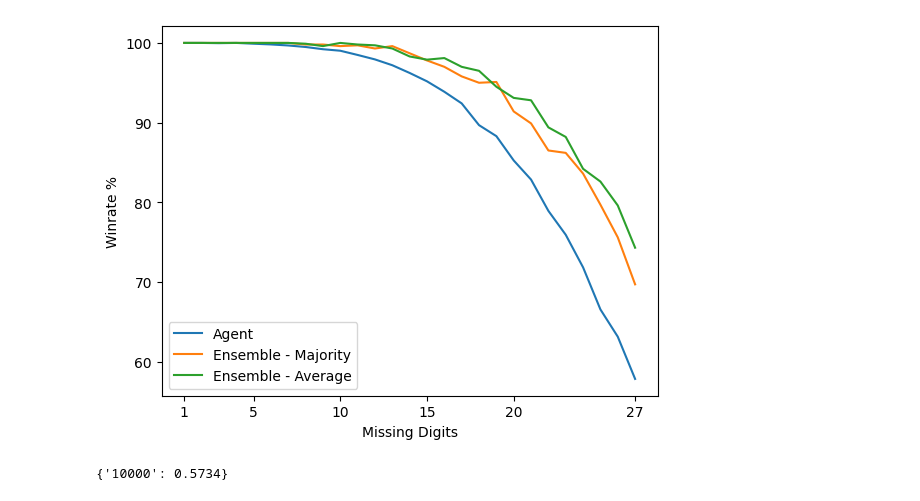
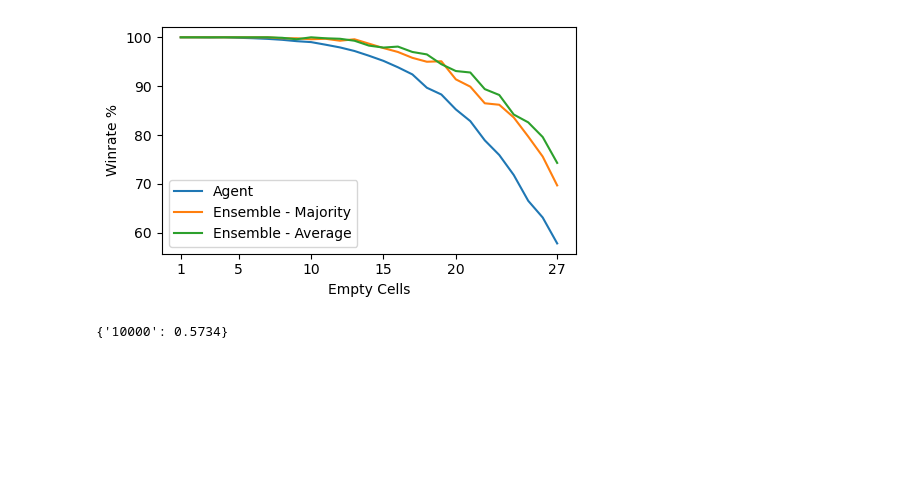
Before and after one commit to MockaWolke/DEEP_SUDOKU, a Jupyter notebook: analysis/reinforcement_learning/viz_rl_performance.ipynb, the cells around one changed output. Saved outputs shown, nothing was run; the diff lists cells and outputs as text; code cells hidden in the pictures; blank space fills up the shorter version.

```diff
--- a/analysis/reinforcement_learning/viz_rl_performance.ipynb
+++ b/analysis/reinforcement_learning/viz_rl_performance.ipynb
@@ -10,22 +10,26 @@ os.chdir(REPO_PATH)
 # %%
 normal_model = pd.read_json("stats/winrate_against_missing_digits_10000_games.json", typ = "Series")
 ensemble_average = pd.read_json("stats/winrate_against_missing_digits_ensemble_average_small_1000_games.json", typ = "Series")
 ensemble_majority = pd.read_json("stats/winrate_against_missing_digits_ensemble_majority_small_1000_games.json", typ = "Series")
 
 x = np.arange(1, 28)
+plt.figure(figsize=(5,3))
+
 plt.plot(x, normal_model.values * 100, label = "Agent")
 plt.plot(x, ensemble_majority.values * 100, label = "Ensemble - Majority")
 plt.plot(x, ensemble_average.values * 100, label = "Ensemble - Average")
 
 plt.ylabel("Winrate %")
-plt.xlabel("Missing Digits")
+plt.xlabel("Empty Cells")
 
 ticks = [1,5,10,15,20,27]
 plt.xticks(ticks, ticks)
 plt.legend()
+plt.tight_layout()
+plt.savefig("imgs/rl_final_performance.jpg", bbox_inches='tight', dpi=300)
 plt.show()
 # %% [output]
-[figure, old version]
+[figure, new version]
 # %%
 with open("stats/winrate_easy_10000_games.json","r") as f:
     winrate = json.load(f)
```
Also changed, not shown: parts of 1 cell of this notebook, 24 other files.
